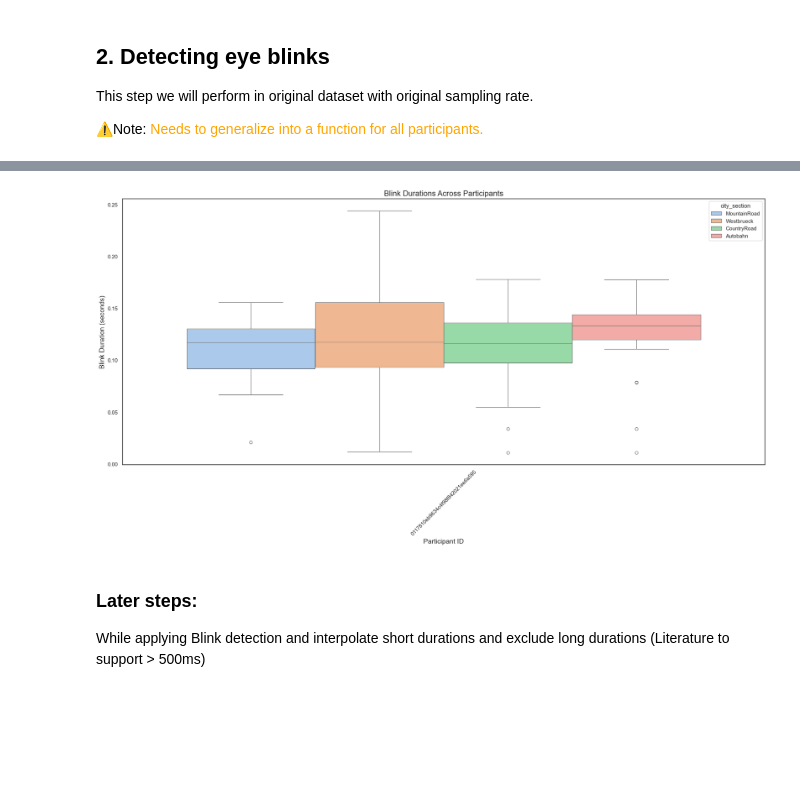
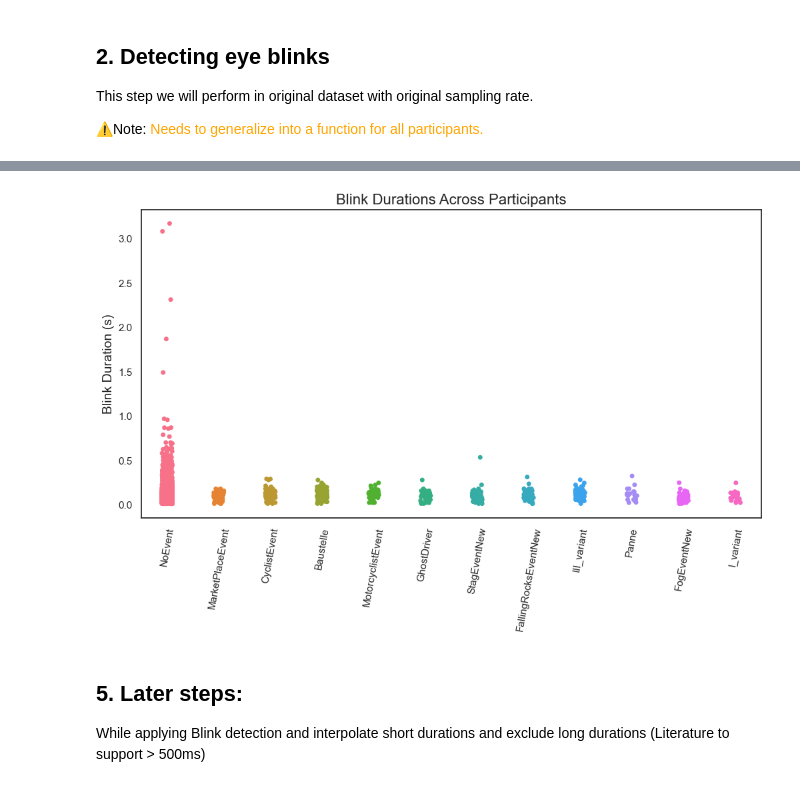
Before and after one commit to JohnMadrid/fpca-takeOverRequests, a Jupyter notebook: preprocessing.ipynb, the cells around one changed output, grey strips where cells are left out. Saved outputs shown, nothing was run; the diff lists cells and outputs as text; code cells hidden in the pictures; blank space fills up the shorter version.

Commit message:
Calculating blink durations

```diff
--- a/preprocessing.ipynb
+++ b/preprocessing.ipynb
@@ -323,0 +287,9 @@ blinks_df
+# %%
+from random import random
+unique_uids = filtered_df["uid"].unique()
+# Convert to DataFrame
+unique_uids_df = pd.DataFrame(unique_uids, columns=["uid"])
+
+# Sample 4 random UIDs
+sampled_uids = unique_uids_df.sample(n=10)["uid"].tolist()
+sampled_uids
@@ -323,0 +307,4 @@ blinks_df
+# %%
+# df = filtered_df[filtered_df['uid'] == 'ff4288f304e74bbf93aa6508c7df8145']
+df = filtered_df[(filtered_df['uid'].isin(sampled_uids))]
+df
@@ -323,0 +363,4 @@ blinks_df
+# %%
+# Filter the DataFrame to retain only the rows where blinks occurred
+blinks_df = blinks_df[blinks_df['BlinkDuration'] > 0]
+blinks_df
@@ -323,0 +381,15 @@ blinks_df
+# %%
+# Set the visual style
+sns.set(style="white")
+
+# Create a boxplot for blink durations across participants
+# plt.figure(figsize=(24, 10))
+fig, ax = plt.subplots(figsize=(24,10))
+sns.stripplot(x='uid', y='BlinkDuration', data=blinks_df, hue='EventName')
+
+# Add title and labels
+plt.title('Blink Durations Across Participants', fontsize=16)
+plt.xlabel('Participant ID', fontsize=14)
+plt.ylabel('Blink Duration (seconds)', fontsize=14)
+plt.xticks(rotation=45)
+plt.show()
@@ -324,21 +431,19 @@ blinks_df
 # %%
 # Set the visual style
 sns.set(style="white")
-
 # Create a boxplot for blink durations across participants
-plt.figure(figsize=(24, 10))
+plt.figure(figsize=(12, 6))
 # fig, ax = plt.subplots(figsize=(10,8))
-sns.boxplot(x='uid', y='BlinkDuration', data=blinks_df, hue='city_section', palette='pastel')
-
+sns.stripplot(x='EventName', y='BlinkDuration', data=blinks_df, hue='EventName')
 # Add title and labels
 plt.title('Blink Durations Across Participants', fontsize=16)
-plt.xlabel('Participant ID', fontsize=14)
-plt.ylabel('Blink Duration (seconds)', fontsize=14)
-plt.xticks(rotation=45)
+plt.xlabel('', fontsize=14)
+plt.ylabel('Blink Duration (s)', fontsize=14)
+plt.xticks(rotation=80)
 # plt.savefig(f"Plots/blink_durations_across_participants" +'.jpeg', dpi=500, bbox_inches='tight')
 plt.show()
 # %% [output]
-[figure, old version]
+[figure, new version]
 # %% [markdown]
-### Later steps:
+## 5. Later steps:
 While applying Blink detection and interpolate short durations and exclude long durations (Literature to support > 500ms)
```
Also changed, not shown: parts of 28 cells of this notebook.
